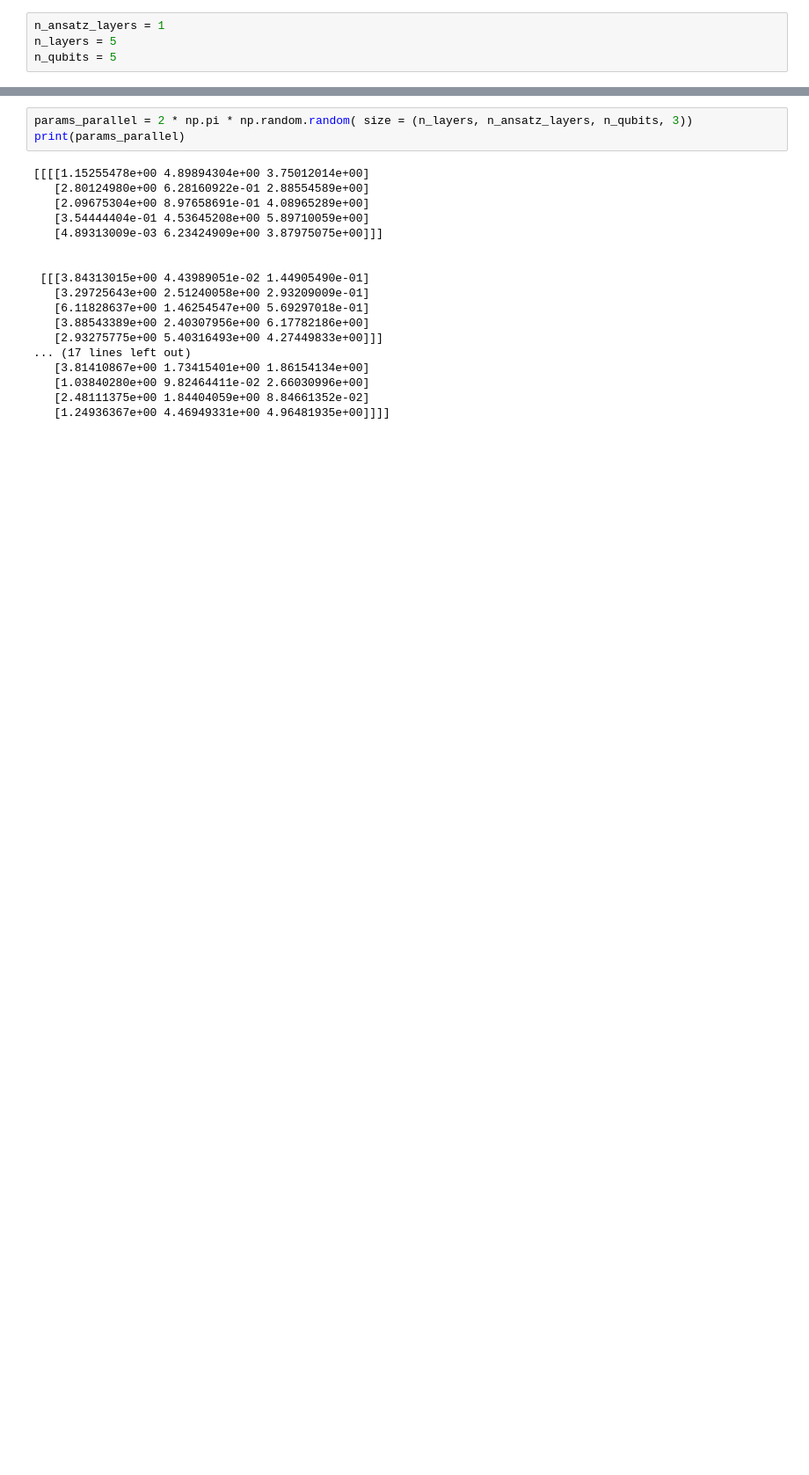
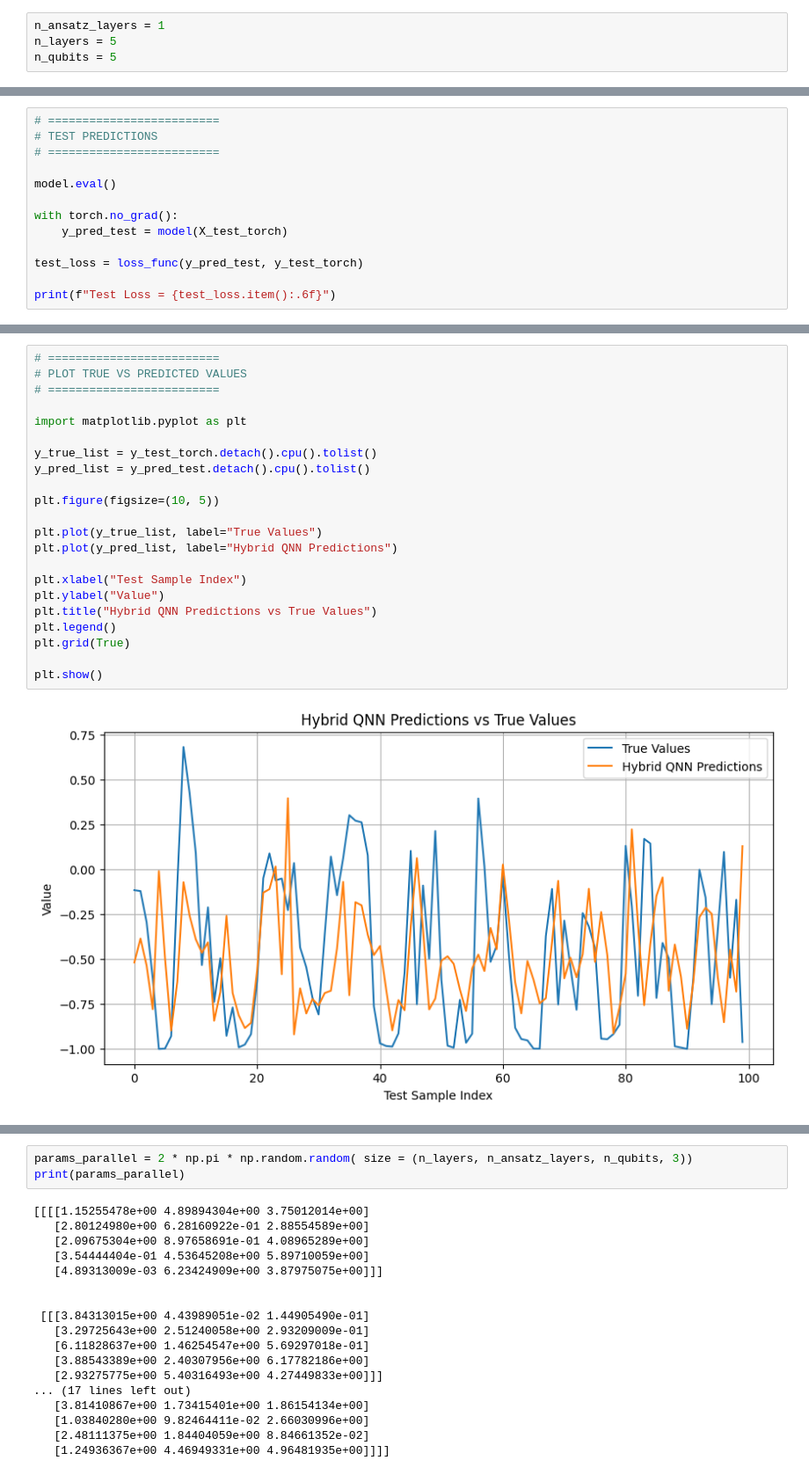
Before and after one commit to tripathydevjyoti/Quantum-Machine-Learning-, a Jupyter notebook: data-re upload/geospatial time series ideal.ipynb, the cells around one changed output, grey strips where cells are left out. Shown at 88% size. Cells and saved outputs as stored; diff of their text form; blank space fills up the shorter version.

```diff
--- a/data-re upload/geospatial time series ideal.ipynb
+++ b/data-re upload/geospatial time series ideal.ipynb
@@ -103,0 +192,13 @@ NameError: name 'optim' is not defined
+# %%
+# =========================
+# TEST PREDICTIONS
+# =========================
+
+model.eval()
+
+with torch.no_grad():
+    y_pred_test = model(X_test_torch)
+
+test_loss = loss_func(y_pred_test, y_test_torch)
+
+print(f"Test Loss = {test_loss.item():.6f}")
@@ -103,0 +207,24 @@ NameError: name 'optim' is not defined
+# %%
+# =========================
+# PLOT TRUE VS PREDICTED VALUES
+# =========================
+
+import matplotlib.pyplot as plt
+
+y_true_list = y_test_torch.detach().cpu().tolist()
+y_pred_list = y_pred_test.detach().cpu().tolist()
+
+plt.figure(figsize=(10, 5))
+
+plt.plot(y_true_list, label="True Values")
+plt.plot(y_pred_list, label="Hybrid QNN Predictions")
+
+plt.xlabel("Test Sample Index")
+plt.ylabel("Value")
+plt.title("Hybrid QNN Predictions vs True Values")
+plt.legend()
+plt.grid(True)
+
+plt.show()
+# %% [output]
+[figure, added]
```
Also changed, not shown: parts of 11 cells of this notebook.
